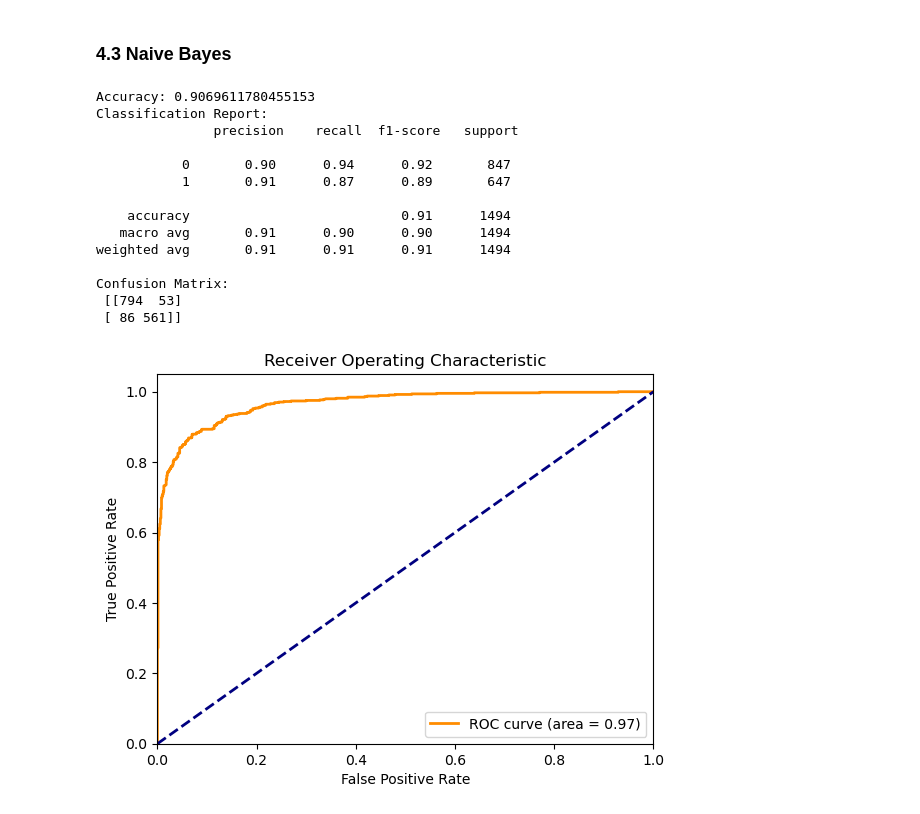
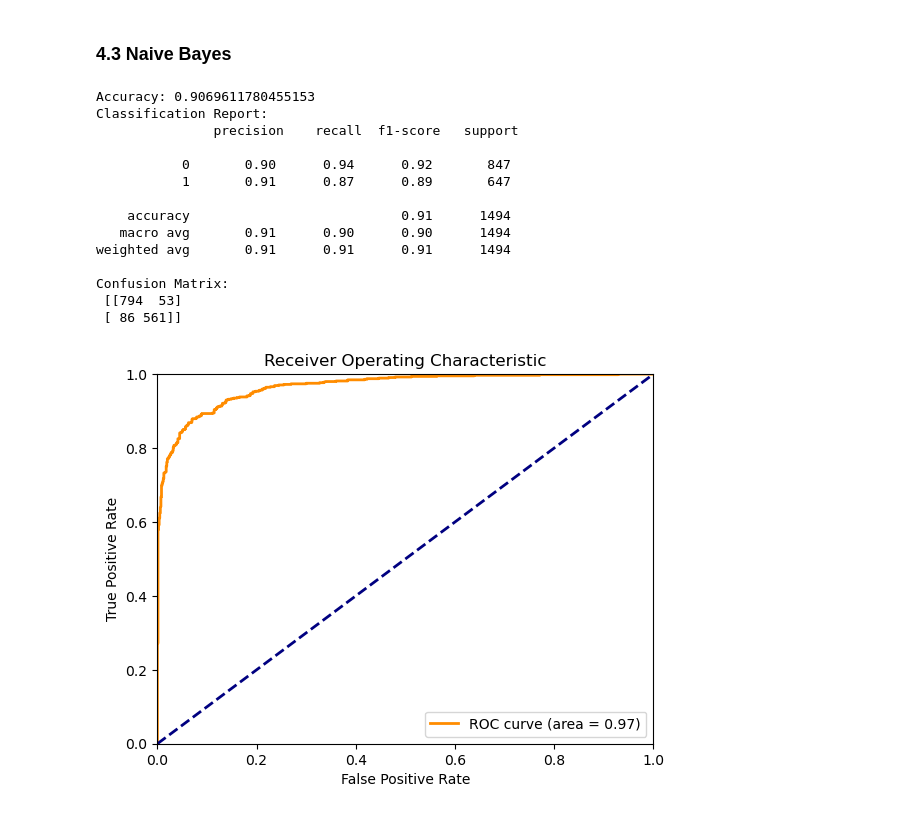
Before and after one commit to magnusrodseth/disaster-tweets, a Jupyter notebook: magnus/notebook.ipynb, the cells around one changed output. Cells and saved outputs as stored; diff of their text form; code cells hidden in the pictures.

```diff
--- a/magnus/notebook.ipynb
+++ b/magnus/notebook.ipynb
@@ -519,32 +519,32 @@ print(f"Confusion Matrix: \n {confusion_matrix(y_test, y_pred)}")
 # Compute ROC curve and AUC
 false_positive_rate, true_positive_rate, thresholds = roc_curve(y_test, y_prob)
 area_under_curve = auc(false_positive_rate, true_positive_rate)
 
 # Plot ROC curve
 plt.figure()
 plt.plot(false_positive_rate, true_positive_rate, color='darkorange', lw=2,
          label='ROC curve (area = %0.2f)' % area_under_curve)
 plt.plot([0, 1], [0, 1], color='navy', lw=2, linestyle='--')
 plt.xlim([0.0, 1.0])
-plt.ylim([0.0, 1.05])
+plt.ylim([0.0, 1.0])
 plt.xlabel('False Positive Rate')
 plt.ylabel('True Positive Rate')
 plt.title('Receiver Operating Characteristic')
 plt.legend(loc="lower right")
 plt.show()
 # %% [output]
 Accuracy: 0.9069611780455153
 Classification Report:
                precision    recall  f1-score   support
 
            0       0.90      0.94      0.92       847
            1       0.91      0.87      0.89       647
 
     accuracy                           0.91      1494
    macro avg       0.91      0.90      0.90      1494
 weighted avg       0.91      0.91      0.91      1494
 
 Confusion Matrix:
  [[794  53]
  [ 86 561]]
-[figure, old version]
+[figure, new version]
```
Also changed, not shown: parts of 1 cell of this notebook.
